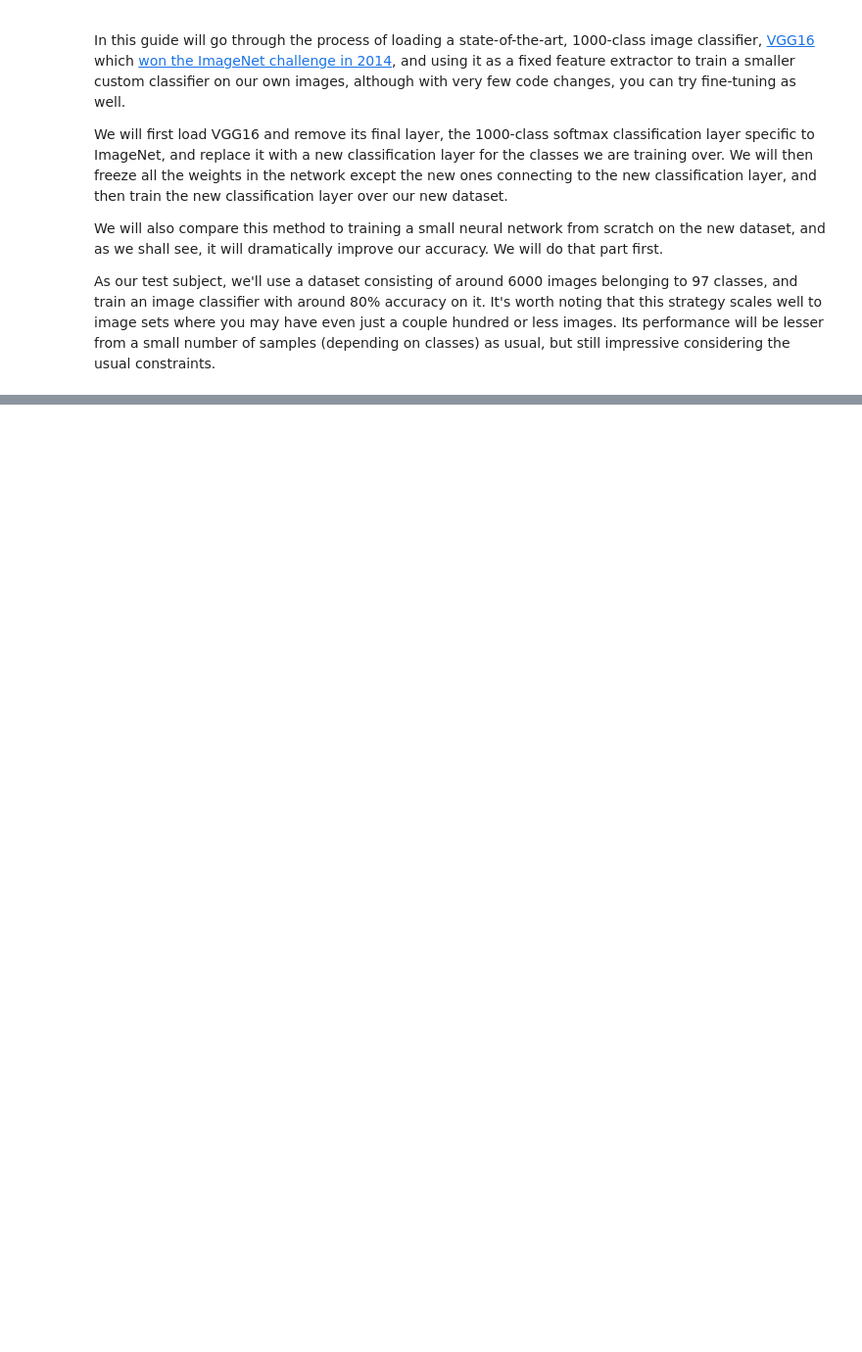
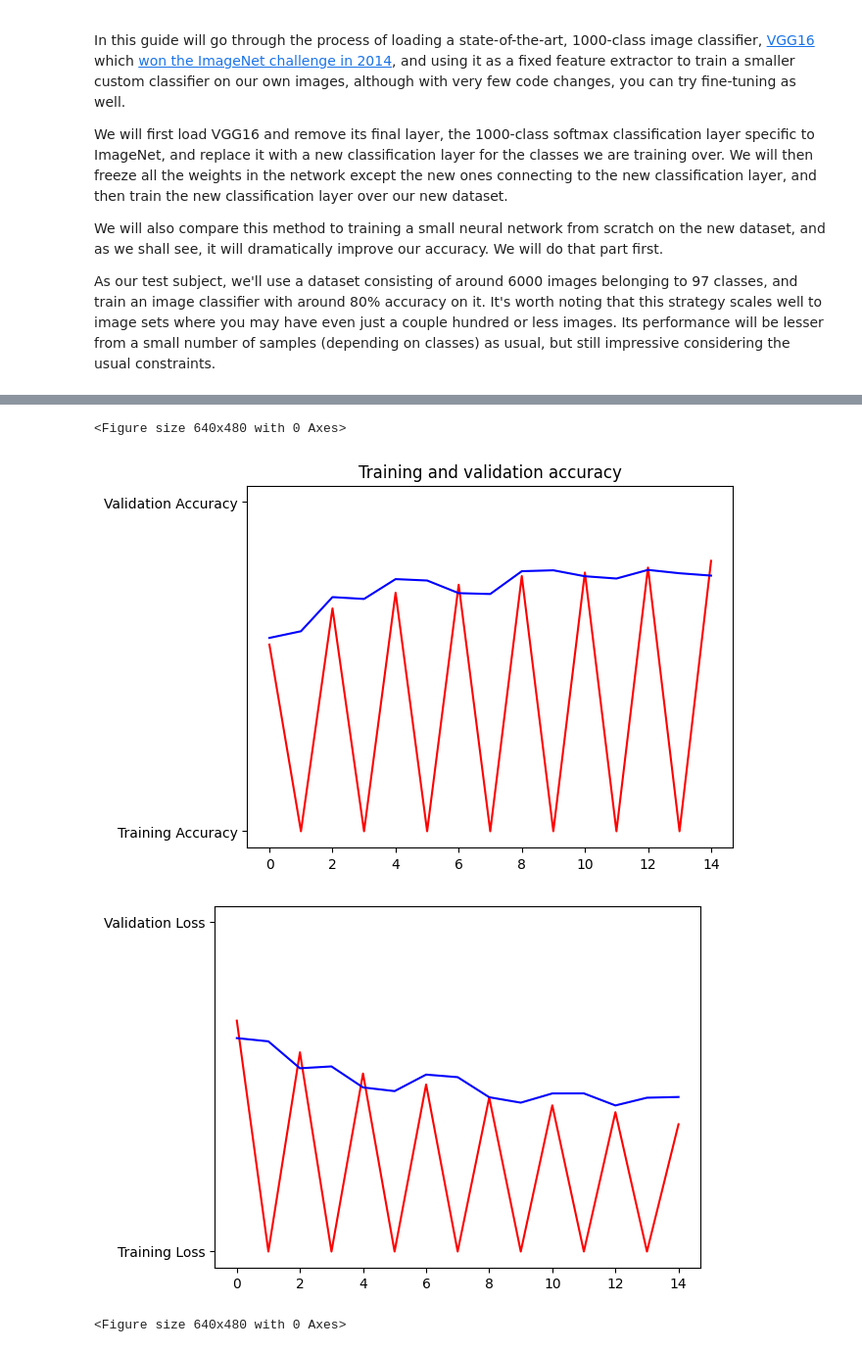
Before and after one commit to chris-santos/dio_ml, a Jupyter notebook: notebooks/transfer-learning.ipynb, the cells around one changed output, grey strips where cells are left out. Shown: that part at 98% size. Cells and saved outputs as stored; diff of their text form; code cells hidden in the pictures; blank space fills up the shorter version.

```diff
--- a/notebooks/transfer-learning.ipynb
+++ b/notebooks/transfer-learning.ipynb
@@ -361,0 +138,16 @@ A more advanced example of transfer learning in Keras, involving augmentation fo
+# %%
+# treinando o modelo
+model = tf.keras.models.Sequential([
+    tf.keras.layers.Conv2D(16, (3, 3), activation='relu', input_shape=(150, 150, 3)),
+    tf.keras.layers.MaxPooling2D(2, 2),
+    tf.keras.layers.Conv2D(32, (3, 3), activation='relu'),
+    tf.keras.layers.MaxPooling2D(2, 2),
+    tf.keras.layers.Conv2D(64, (3, 3), activation='relu'),
+    tf.keras.layers.MaxPooling2D(2, 2),
+    tf.keras.layers.Flatten(),
+    tf.keras.layers.Dense(512, activation='relu'),
+    tf.keras.layers.Dense(1, activation='sigmoid')
+])
+
+#model.compile(optimizer=RMSprop(lr=0.001), loss='binary_crossentropy', metrics=['acc'])
+model.compile(optimizer=RMSprop(learning_rate=0.001), loss='binary_crossentropy', metrics=['accuracy'])
@@ -361,0 +175,4 @@ A more advanced example of transfer learning in Keras, involving augmentation fo
+# %%
+# isso demora um pouco...
+history = model.fit(train_generator, epochs=15, steps_per_epoch=90,
+                    validation_data=validation_generator, validation_steps=6)
@@ -361,0 +201,36 @@ A more advanced example of transfer learning in Keras, involving augmentation fo
+# %%
+%matplotlib inline
+
+import matplotlib.image  as mpimg
+import matplotlib.pyplot as plt
+
+#-----------------------------------------------------------
+# Retrieve a list of list results on training and test data
+# sets for each training epoch
+#-----------------------------------------------------------
+acc=history.history['accuracy']
+val_acc=history.history['val_accuracy']
+loss=history.history['loss']
+val_loss=history.history['val_loss']
+
+epochs=range(len(acc)) # Get number of epochs
+
+#------------------------------------------------
+# Plot training and validation accuracy per epoch
+#------------------------------------------------
+plt.plot(epochs, acc, 'r', "Training Accuracy")
+plt.plot(epochs, val_acc, 'b', "Validation Accuracy")
+plt.title('Training and validation accuracy')
+plt.figure()
+
+#------------------------------------------------
+# Plot training and validation loss per epoch
+#------------------------------------------------
+plt.plot(epochs, loss, 'r', "Training Loss")
+plt.plot(epochs, val_loss, 'b', "Validation Loss")
+plt.figure()
+# %% [output]
+<Figure size 640x480 with 0 Axes>
+[figure, added]
+[figure, added]
+<Figure size 640x480 with 0 Axes>
```
Also changed, not shown: parts of 55 cells of this notebook.
